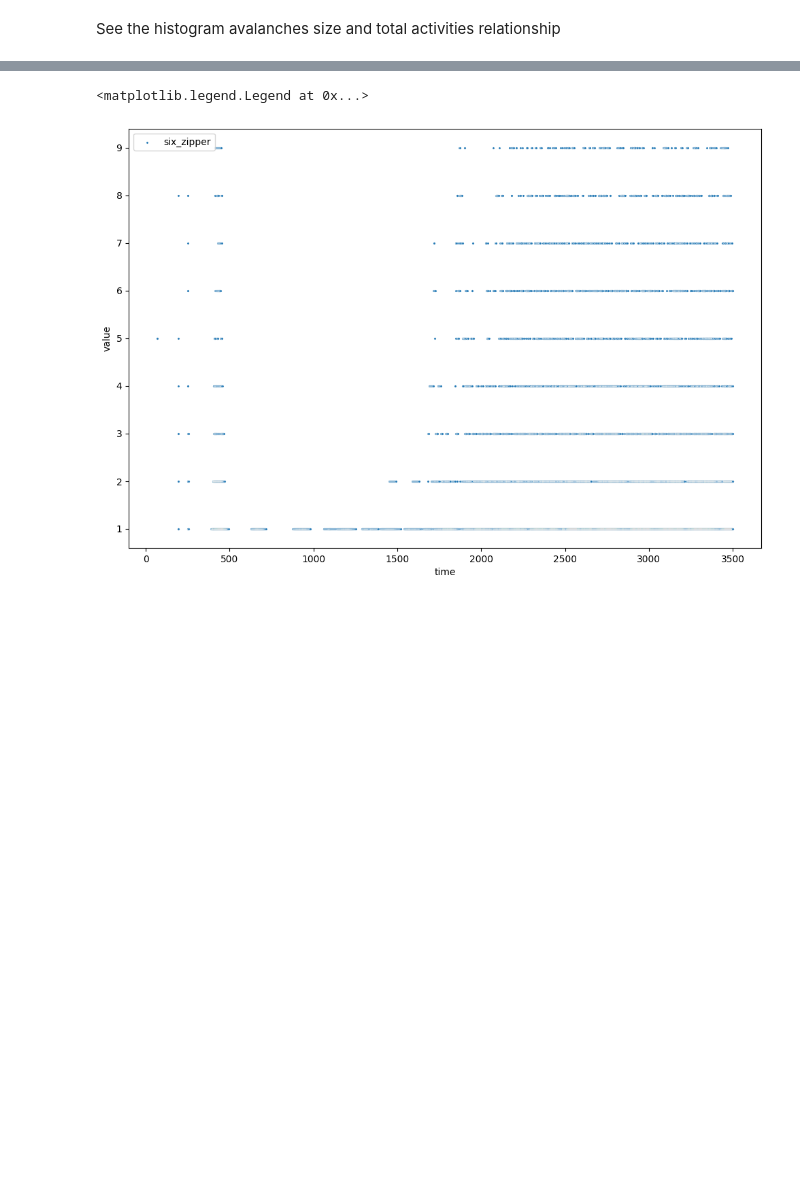
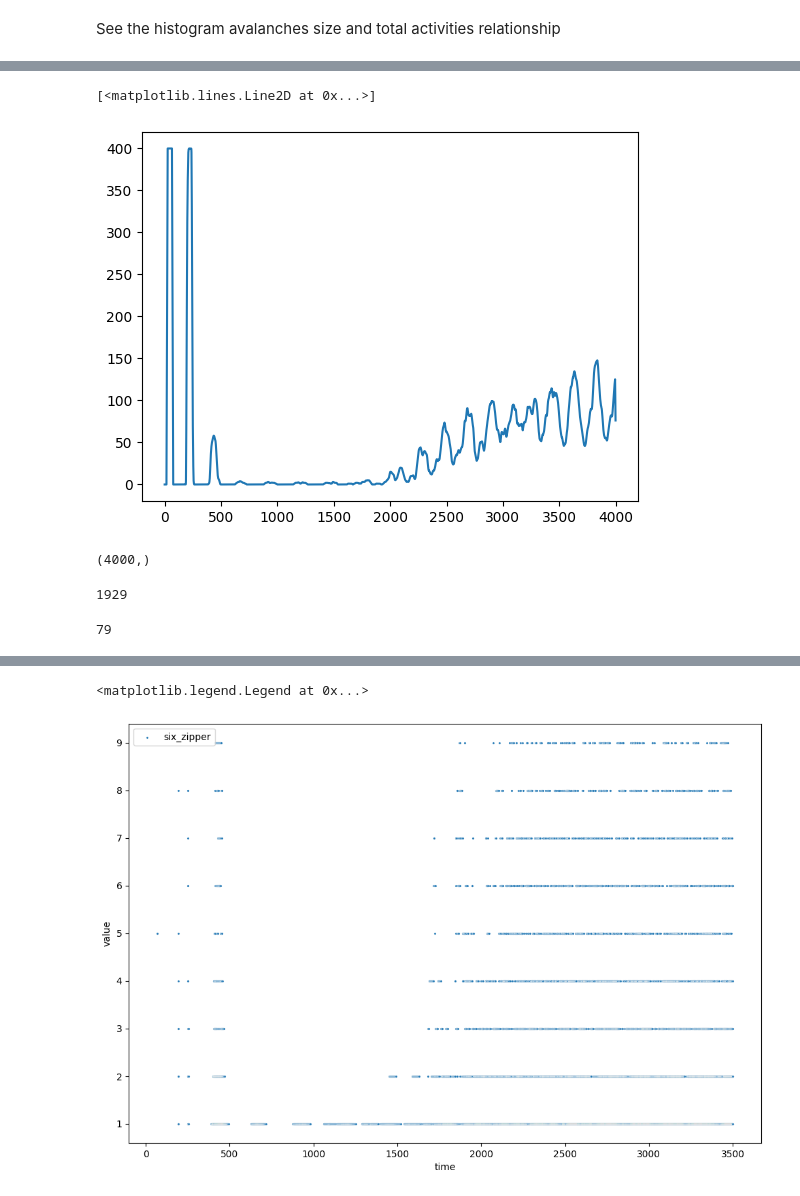
Before and after one commit to hhsherlock/Spiking_NN, a Jupyter notebook: mnst_learn/calculation.ipynb, the cells around one changed output, grey strips where cells are left out. Saved outputs shown, nothing was run; the diff lists cells and outputs as text; code cells hidden in the pictures; blank space fills up the shorter version.

```diff
--- a/mnst_learn/calculation.ipynb
+++ b/mnst_learn/calculation.ipynb
@@ -698,3 +700,5 @@ torch.Size([4000])
+# %%
+sum_nine_another_zipper = E_fires.sum(dim=(1,2))
 # %%
 import numpy as np
 from scipy.ndimage import label
@@ -760,0 +769,11 @@ ax.legend()
+# %%
+def smoothing(arr, window_size):
+    temp = np.convolve(arr, np.ones(window_size)/window_size, mode='same')
+    return temp
+# %%
+smooth_test = smoothing(sum_nine_another_zipper, 10)
+# %%
+plt.plot(smooth_test)
+# %% [output]
+[<matplotlib.lines.Line2D at 0x...>]
+[figure, added]
@@ -760,0 +802,8 @@ ax.legend()
+# %%
+smooth_test.shape
+# %% [output]
+(4000,)
+# %%
+find_last_zero(smooth_test)
+# %% [output]
+1929
@@ -760,0 +812,4 @@ ax.legend()
+# %%
+find_first_peak(smooth_test[1929:])
+# %% [output]
+79
```
Also changed, not shown: parts of 37 cells of this notebook, 7 other files.
